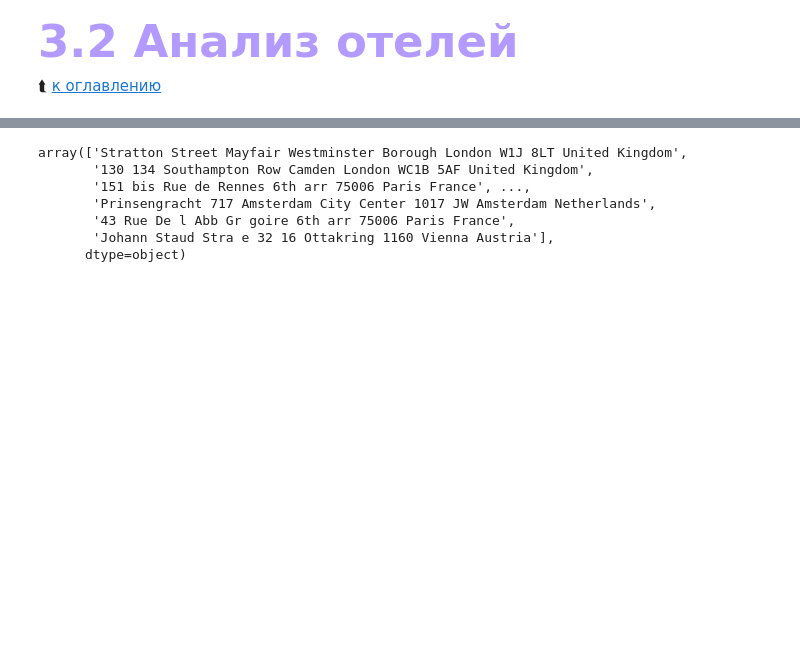
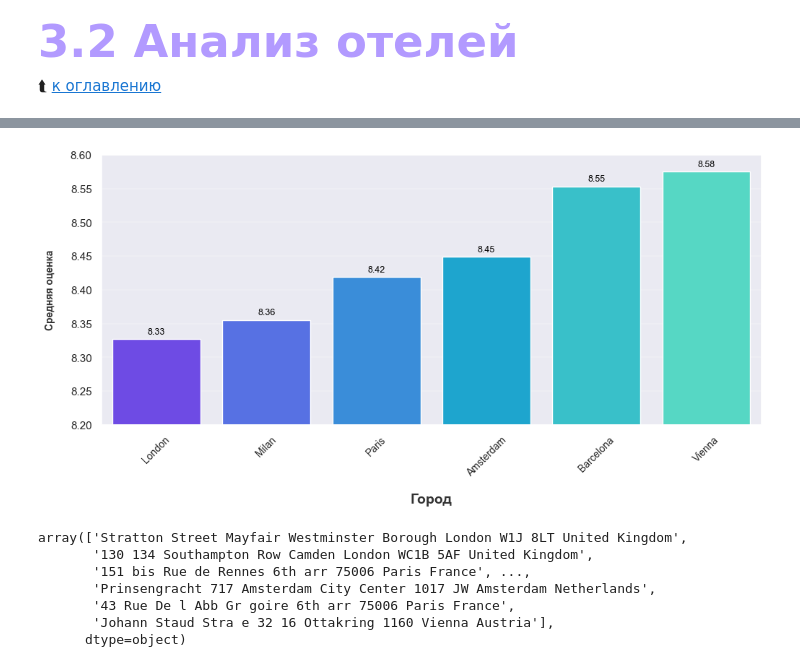
Before and after one commit to Wladeemer/SF_DSPR-111-PROJECT-3-EDA_Feature_Engineering_Kaggle, a Jupyter notebook: Booking_reviews.ipynb, the cells around one changed output, grey strips where cells are left out. Cells and saved outputs as stored; diff of their text form; code cells hidden in the pictures; blank space fills up the shorter version.

Commit message:
plot1-18072023

```diff
--- a/Booking_reviews.ipynb
+++ b/Booking_reviews.ipynb
@@ -729,0 +657,5 @@ ax2.set_ylabel('');
+# %%
+
+# Создадим новый словарь с полученными ранее данными
+dict_hotel_extra = hotels_with_coor[['country','city','distance_from_center']].\
+  to_dict('dict')
@@ -730,3 +696,46 @@ ax2.set_ylabel('');
+# %%
+import pandas as pd
+from matplotlib import pyplot as plt
+import seaborn as sns
+
+cities = pd.pivot_table(
+    data=data[data['sample']==1],
+    index='city',
+    values='reviewer_score',
+    aggfunc=['mean'])
+
+# Сортировка данных по столбцу 'mean'
+cities.sort_values(by=('mean', 'reviewer_score'), inplace=True)
+
+sns.set(rc={"grid.linewidth": 0.3})
+sns.set_style("darkgrid")
+
+fig, ax1 = plt.subplots(figsize=(10, 5), constrained_layout=True)
+ax1.set_ylim(8.2, 8.6)
+
+pal = sns.color_palette("rainbow", 15)
+sns.set_palette(pal)
+
+# Построение столбчатой диаграммы с упорядоченными данными
+sns.barplot(x=cities.index, y=cities[('mean', 'reviewer_score')],
+            ax=ax1)
+
+# Добавление значений на каждый столбец
+for index, value in enumerate(cities[('mean', 'reviewer_score')]):
+    ax1.annotate(round(value, 2), xy=(index, value), xytext=(0, 5),
+                 textcoords="offset points", ha='center', fontsize=9, color='black')
+
+ax1.tick_params(axis='x', rotation=45, labelsize=10)
+
+# Подписи осей
+ax1.set_xlabel('Город', fontsize=14, labelpad=15,
+               fontdict={'color': '#323232', 'fontweight': 600})
+ax1.set_ylabel('Средняя оценка', fontsize=10, labelpad=15,
+               fontdict={'color': '#323232', 'fontweight': 600})
+
+plt.show()
+# %% [output]
+[figure, added]
 # %%
 data['hotel_address'].unique()
 # %% [output]
```
Also changed, not shown: parts of 27 cells of this notebook.
